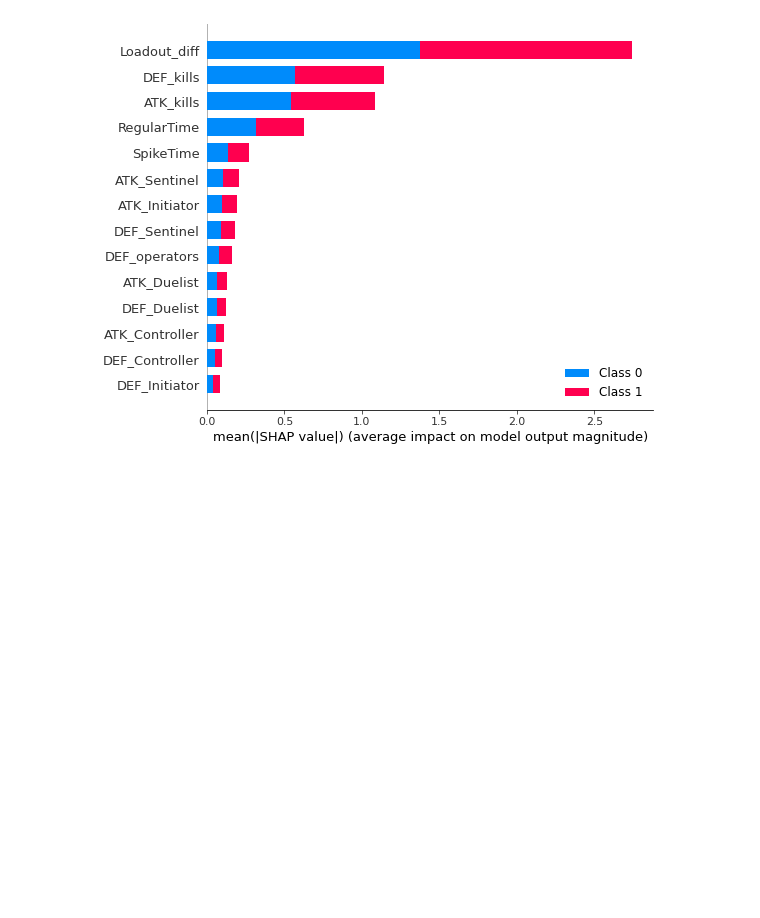
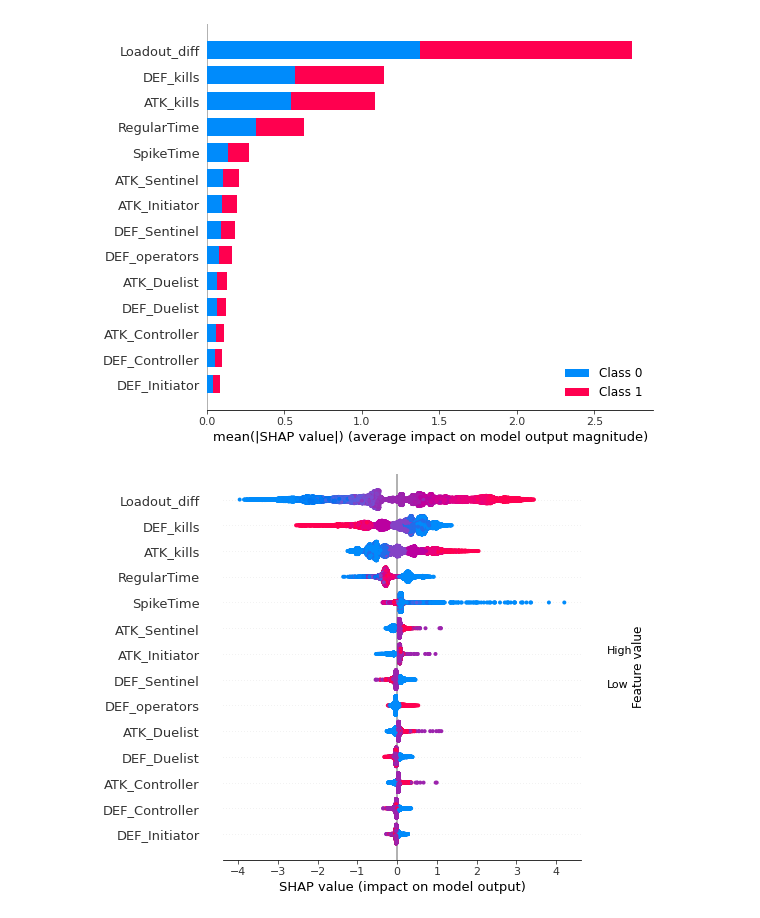
Before and after one commit to mateusb12/valorant_impact, a Jupyter notebook: webscrapping/model/model_improvement/shap_test.ipynb, the cells around one changed output. Saved outputs shown, nothing was run; the diff lists cells and outputs as text; code cells hidden in the pictures; blank space fills up the shorter version.

Commit message:
Shap sensitivity analysis part B

```diff
--- a/webscrapping/model/model_improvement/shap_test.ipynb
+++ b/webscrapping/model/model_improvement/shap_test.ipynb
@@ -30,9 +28,12 @@ data = df[features]
+# %%
+x = df[features]
+y = df["FinalWinner"]
 # %%
 # Create object that can calculate shap values
 explainer = shap.TreeExplainer(model)
 
 # Calculate Shap values
-shap_values = explainer.shap_values(data)
+shap_values = explainer.shap_values(x)
 # %% [output]
 LightGBM binary classifier with TreeExplainer shap values output has changed to a list of ndarray
 # %%
@@ -40,2 +41,6 @@ shap.summary_plot(shap_values, features=features, plot_type='bar')
 # %% [output]
 [figure]
+# %%
+shap.summary_plot(shap_values[1], x)
+# %% [output]
+[figure, added]
```
Also changed, not shown: parts of 5 cells of this notebook, 1 other file.
